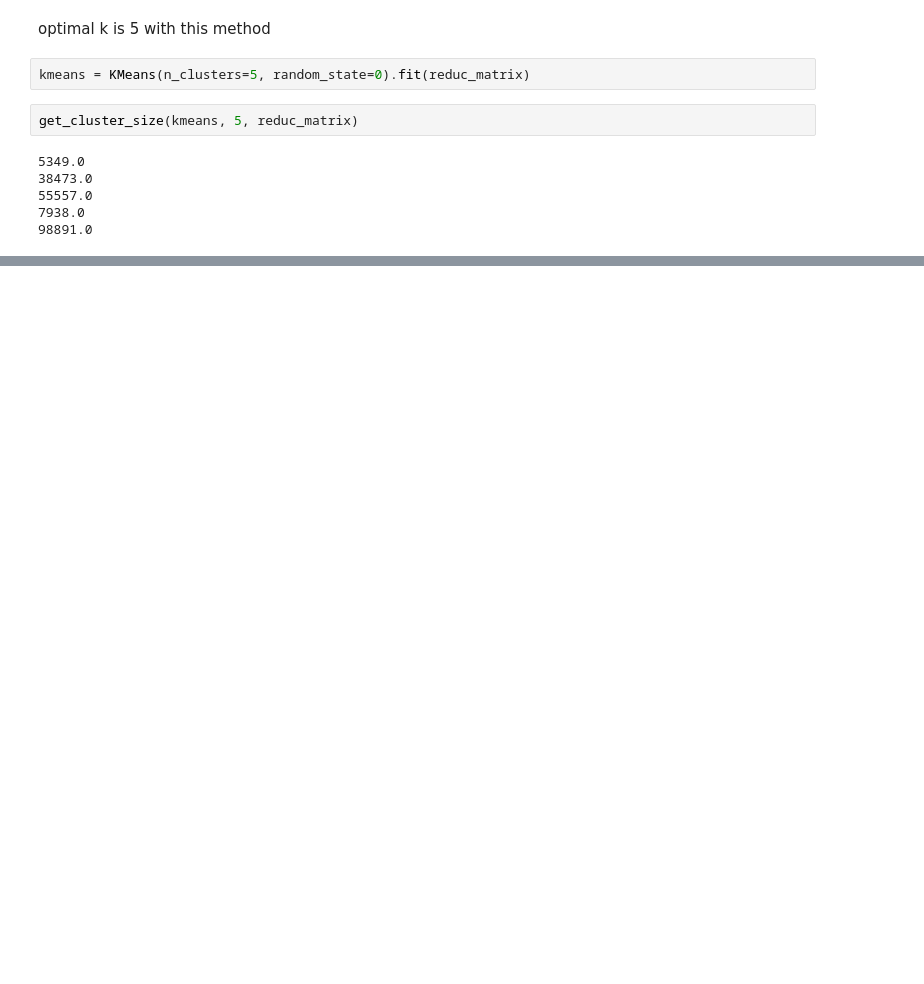
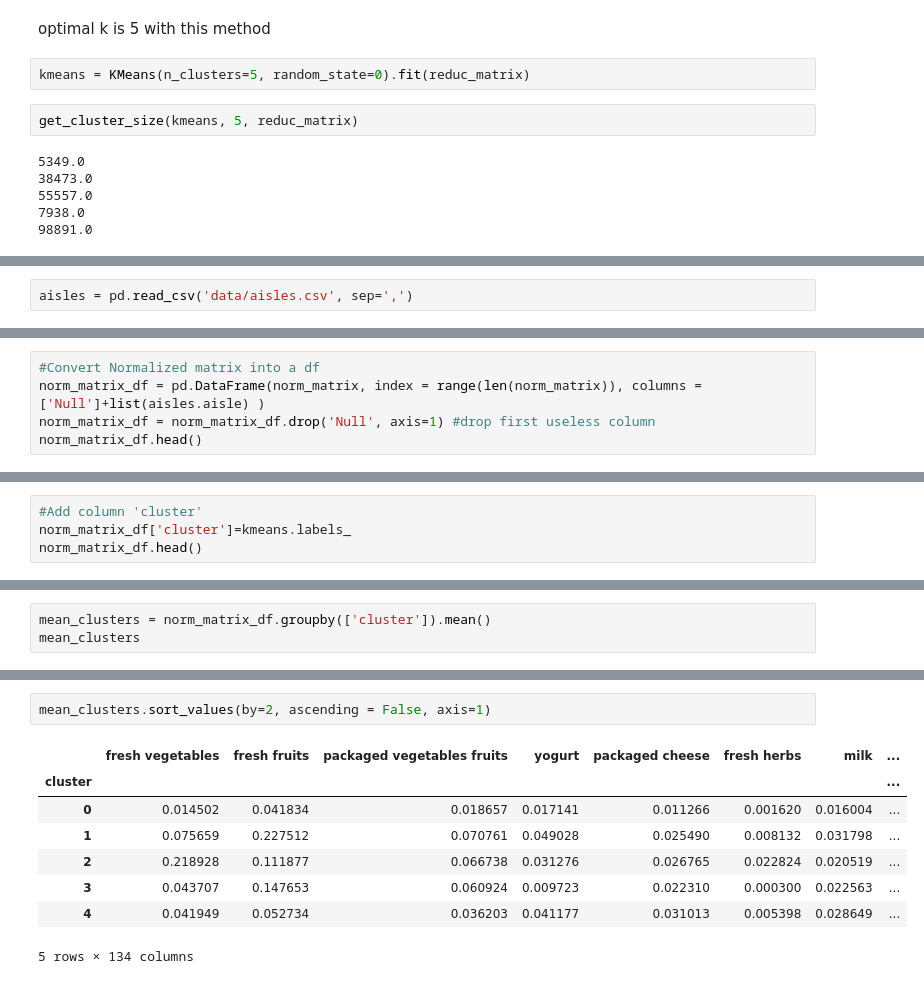
Before and after one commit to auriane81/epfl-ada-ada-2019-project-adax, a Jupyter notebook: project_Auriane2.ipynb, the cells around one changed output, grey strips where cells are left out. Drawn from its saved outputs; the diff is of its cells as text; blank space fills up the shorter version.

Commit message:
get the 5 clusters

```diff
--- a/project_Auriane2.ipynb
+++ b/project_Auriane2.ipynb
@@ -204,0 +227,2 @@ That's better : 3 pretty big clusters !
+# %%
+aisles = pd.read_csv('data/aisles.csv', sep=',')
@@ -204,0 +254,5 @@ That's better : 3 pretty big clusters !
+# %%
+#Convert Normalized matrix into a df
+norm_matrix_df = pd.DataFrame(norm_matrix, index = range(len(norm_matrix)), columns = ['Null']+list(aisles.aisle) )
+norm_matrix_df = norm_matrix_df.drop('Null', axis=1) #drop first useless column
+norm_matrix_df.head()
@@ -204,0 +267,4 @@ That's better : 3 pretty big clusters !
+# %%
+#Add column 'cluster'
+norm_matrix_df['cluster']=kmeans.labels_
+norm_matrix_df.head()
@@ -204,0 +281,3 @@ That's better : 3 pretty big clusters !
+# %%
+mean_clusters = norm_matrix_df.groupby(['cluster']).mean()
+mean_clusters
@@ -204,0 +315,11 @@ That's better : 3 pretty big clusters !
+# %%
+mean_clusters.sort_values(by=2, ascending = False, axis=1)
+# %% [output]
+|  | fresh vegetables | fresh fruits | packaged vegetables fruits | yogurt | packaged cheese | fresh herbs | milk | ... |
+| cluster |  |  |  |  |  |  |  | ... |
+| 0 | 0.014502 | 0.041834 | 0.018657 | 0.017141 | 0.011266 | 0.001620 | 0.016004 | ... |
+| 1 | 0.075659 | 0.227512 | 0.070761 | 0.049028 | 0.025490 | 0.008132 | 0.031798 | ... |
+| 2 | 0.218928 | 0.111877 | 0.066738 | 0.031276 | 0.026765 | 0.022824 | 0.020519 | ... |
+| 3 | 0.043707 | 0.147653 | 0.060924 | 0.009723 | 0.022310 | 0.000300 | 0.022563 | ... |
+| 4 | 0.041949 | 0.052734 | 0.036203 | 0.041177 | 0.031013 | 0.005398 | 0.028649 | ... |
+5 rows × 134 columns
```
Also changed, not shown: parts of 17 cells of this notebook.
